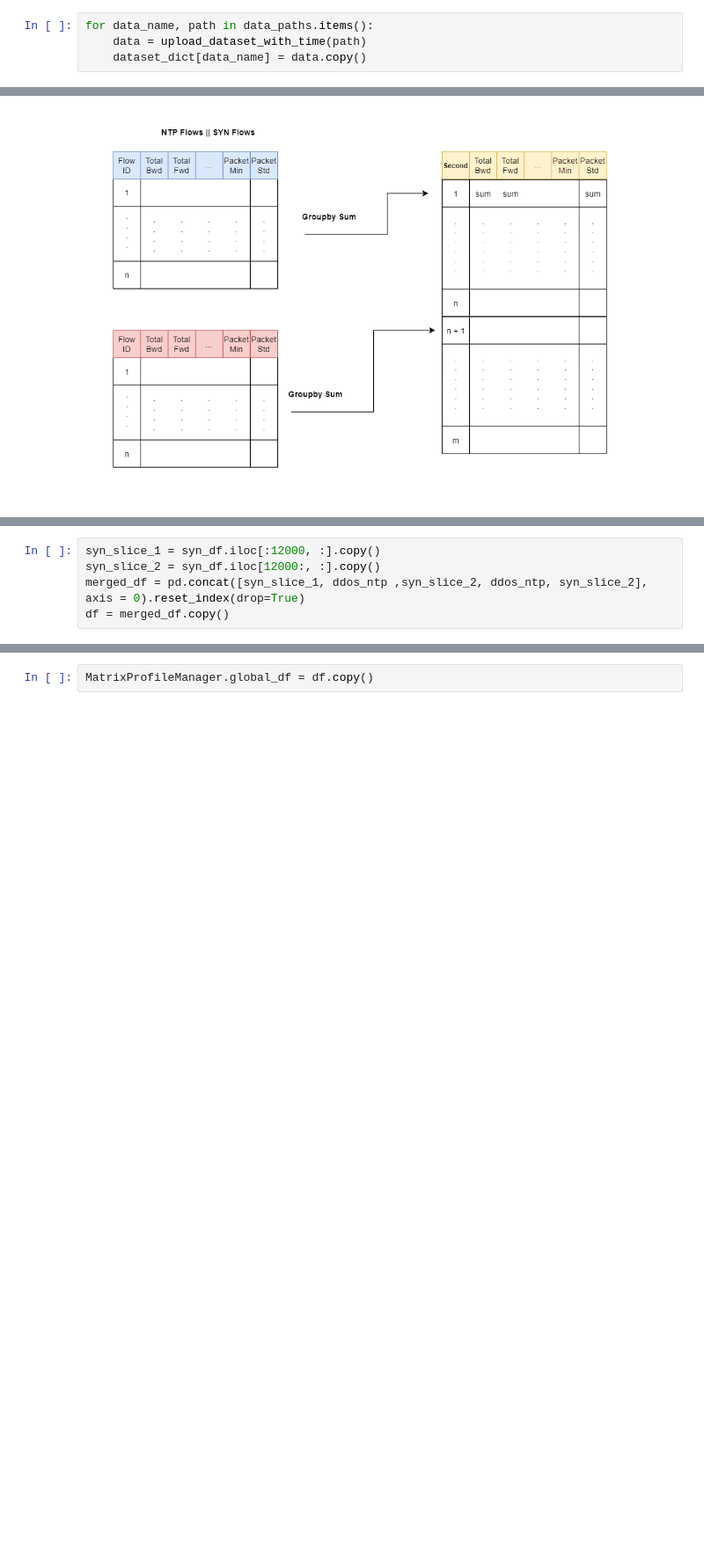
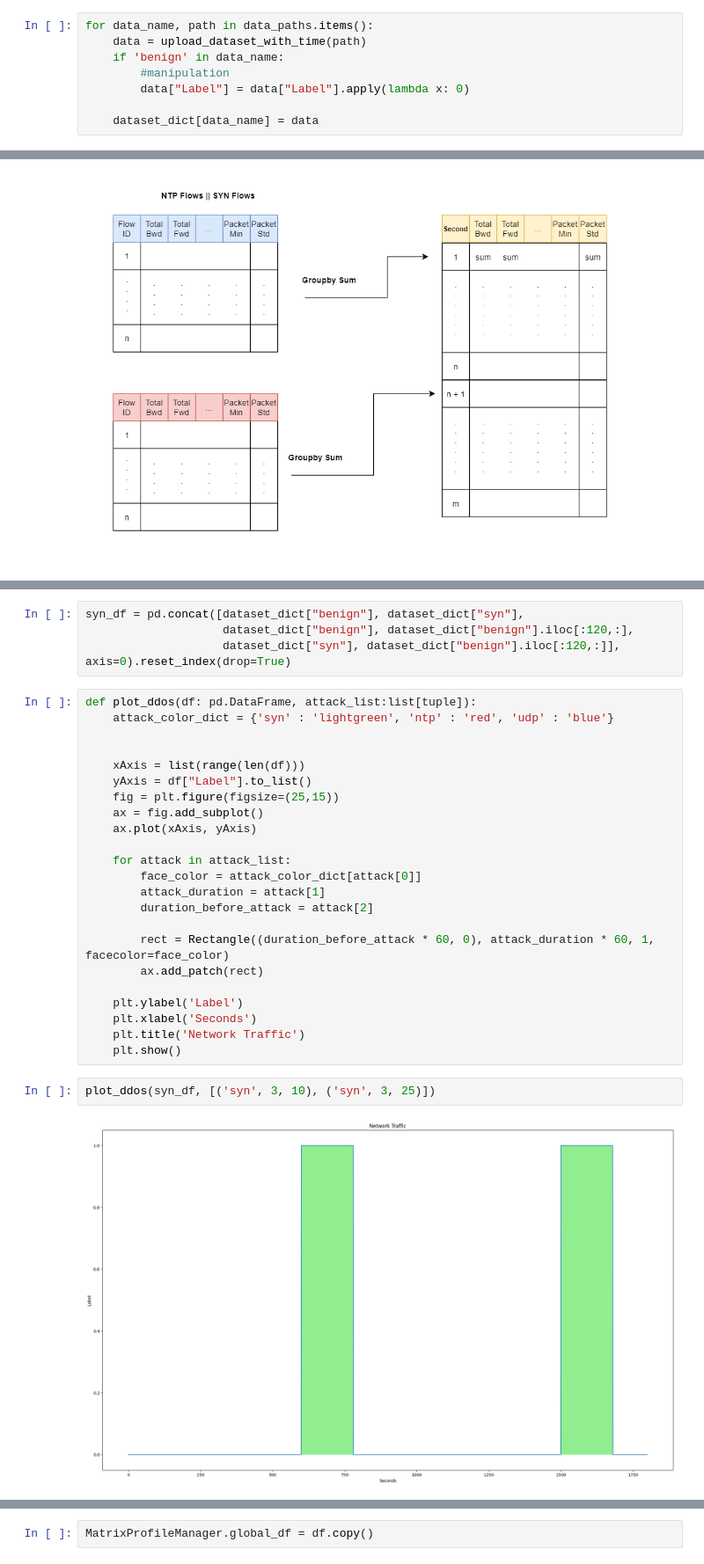
Before and after one commit to batuhanduyuler01/matrix_profile_ddos, a Jupyter notebook: tez_ilerleme_notebook.ipynb, the cells around one changed output, grey strips where cells are left out. Shown: that part at 88% size. Cells and saved outputs as stored; diff of their text form; blank space fills up the shorter version.

Commit message:
new results with mixed attacks

```diff
--- a/tez_ilerleme_notebook.ipynb
+++ b/tez_ilerleme_notebook.ipynb
@@ -27,5 +28,9 @@ def upload_dataset_with_time(path:str):
 # %%
 for data_name, path in data_paths.items():
     data = upload_dataset_with_time(path)
-    dataset_dict[data_name] = data.copy()
+    if 'benign' in data_name:
+        #manipulation
+        data["Label"] = data["Label"].apply(lambda x: 0)
+
+    dataset_dict[data_name] = data
 # %% [output]
@@ -101,5 +63,0 @@ display(syn_df.iloc[:5,:12])
-# %%
-syn_slice_1 = syn_df.iloc[:12000, :].copy()
-syn_slice_2 = syn_df.iloc[12000:, :].copy()
-merged_df = pd.concat([syn_slice_1, ddos_ntp ,syn_slice_2, ddos_ntp, syn_slice_2], axis = 0).reset_index(drop=True)
-df = merged_df.copy()
@@ -472,0 +83,31 @@ class GeneticAlgo:
+# %%
+syn_df = pd.concat([dataset_dict["benign"], dataset_dict["syn"],
+                    dataset_dict["benign"], dataset_dict["benign"].iloc[:120,:],
+                    dataset_dict["syn"], dataset_dict["benign"].iloc[:120,:]], axis=0).reset_index(drop=True)
+# %%
+def plot_ddos(df: pd.DataFrame, attack_list:list[tuple]):
+    attack_color_dict = {'syn' : 'lightgreen', 'ntp' : 'red', 'udp' : 'blue'}
+
+
+    xAxis = list(range(len(df)))
+    yAxis = df["Label"].to_list()
+    fig = plt.figure(figsize=(25,15))
+    ax = fig.add_subplot()
+    ax.plot(xAxis, yAxis)
+
+    for attack in attack_list:
+        face_color = attack_color_dict[attack[0]]
+        attack_duration = attack[1]
+        duration_before_attack = attack[2]
+
+        rect = Rectangle((duration_before_attack * 60, 0), attack_duration * 60, 1, facecolor=face_color)
+        ax.add_patch(rect)
+
+    plt.ylabel('Label')
+    plt.xlabel('Seconds')
+    plt.title('Network Traffic')
+    plt.show()
+# %%
+plot_ddos(syn_df, [('syn', 3, 10), ('syn', 3, 25)])
+# %% [output]
+[figure, added]
```
Also changed, not shown: parts of 59 cells of this notebook.
